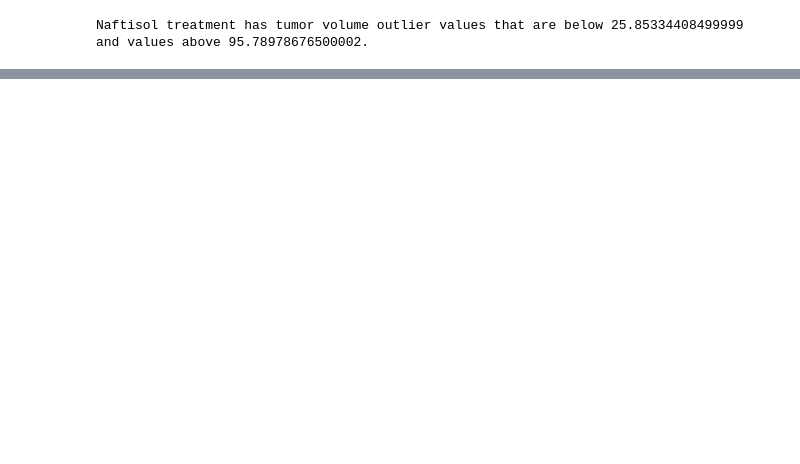
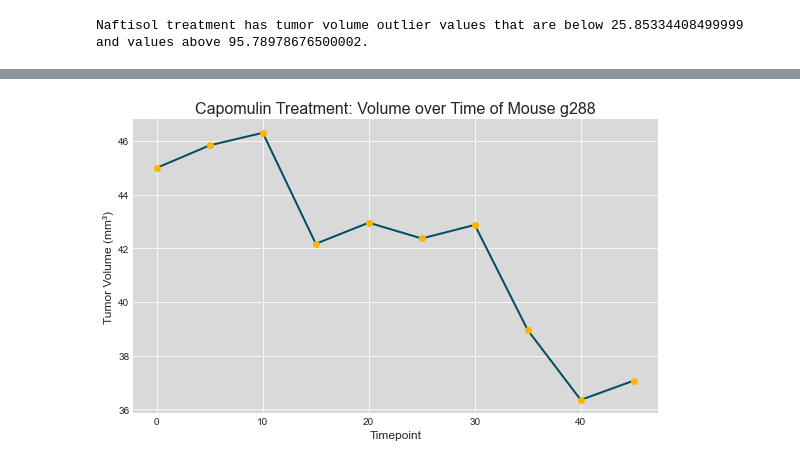
Before and after one commit to mathewqpmiller/Matplotlib-Pymaceuticals_Analysis, a Jupyter notebook: Matplotlib_Pharmaceuticals_Analysis.ipynb, the cells around one changed output, grey strips where cells are left out. Saved outputs shown, nothing was run; the diff lists cells and outputs as text; code cells hidden in the pictures; blank space fills up the shorter version.

```diff
--- a/Matplotlib_Pharmaceuticals_Analysis.ipynb
+++ b/Matplotlib_Pharmaceuticals_Analysis.ipynb
@@ -872,0 +937,50 @@ plt.show()
+# %%
+import matplotlib.pyplot as plt
+import os
+
+# Ensure the images folder exists
+os.makedirs("images", exist_ok=True)
+
+# Define variables
+x_axis = capomulin_line["Timepoint"]
+tumor_volume = capomulin_line["Tumor Volume (mm3)"]
+
+# Custom colors
+line_color = "#004E64"         # Primary line color (e.g., deep blue)
+marker_color = "#FFB400"       # Secondary marker color (e.g., orange)
+background_color = "#D9D9D9"   # Light grey background
+
+# Set figure size
+plt.figure(figsize=(8, 5))
+
+# Set background color
+ax = plt.gca()
+ax.set_facecolor(background_color)
+
+# Plot with customizations
+plt.plot(
+    x_axis,
+    tumor_volume,
+    color=line_color,
+    linewidth=2,
+    marker='o',
+    markersize=6,
+    markerfacecolor=marker_color,
+    markeredgecolor=marker_color
+)
+
+# Labels and title with custom font sizes
+plt.title('Capomulin Treatment: Volume over Time of Mouse g288', fontsize=16)
+plt.xlabel('Timepoint', fontsize=12)
+plt.ylabel('Tumor Volume (mm³)', fontsize=12)
+
+# Optional layout improvement
+plt.tight_layout()
+
+# Save the figure
+plt.savefig("images/capomulin_tumor_volume_over_time.png")
+
+# Display
+plt.show()
+# %% [output]
+[figure, added]
```
Also changed, not shown: parts of 13 cells of this notebook, 6 other files.
